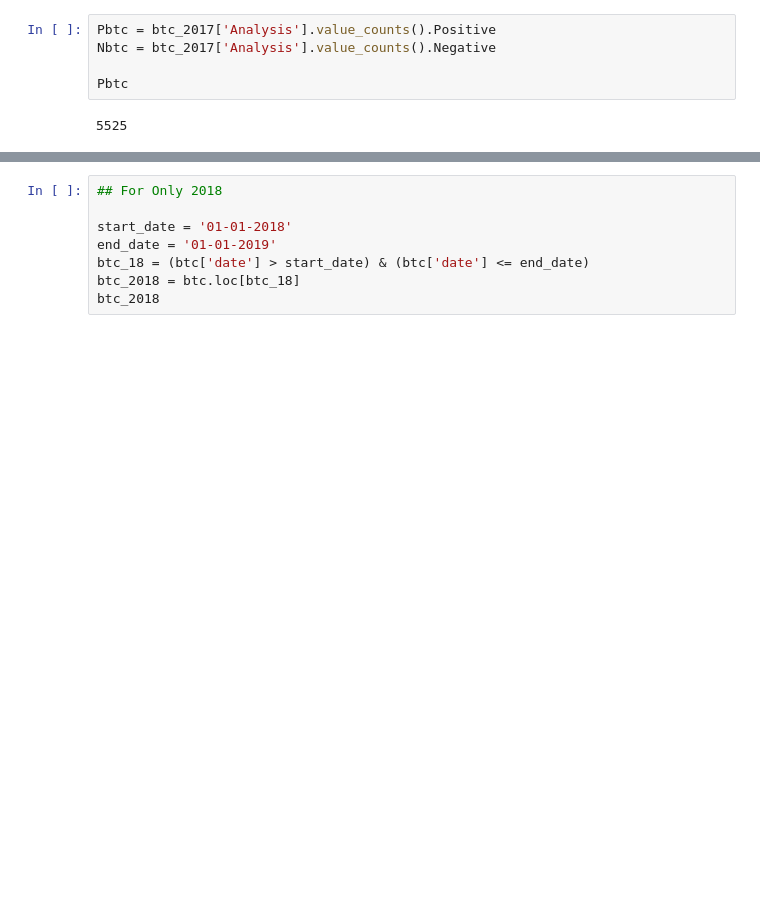
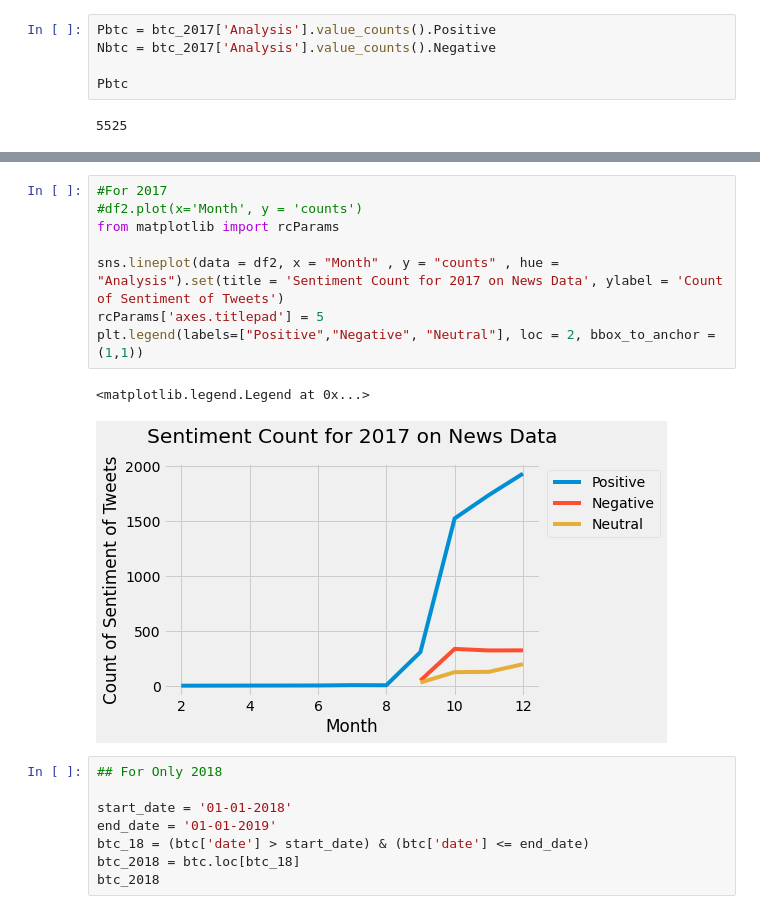
Before and after one commit to uic-cs418/cs418-spring22-sixth-sense, a Jupyter notebook: CS418_Sixth_Sense.ipynb, the cells around one changed output, grey strips where cells are left out. Drawn from its saved outputs; the diff is of its cells as text; blank space fills up the shorter version.

```diff
--- a/CS418_Sixth_Sense.ipynb
+++ b/CS418_Sixth_Sense.ipynb
@@ -702,3 +754,14 @@ sns.lineplot(data = df2, x = "Month" , y = "counts" , hue = "Analysis")
+# %%
+#For 2017
+#df2.plot(x='Month', y = 'counts')
+from matplotlib import rcParams
+
+sns.lineplot(data = df2, x = "Month" , y = "counts" , hue = "Analysis").set(title = 'Sentiment Count for 2017 on News Data', ylabel = 'Count of Sentiment of Tweets')
+rcParams['axes.titlepad'] = 5
+plt.legend(labels=["Positive","Negative", "Neutral"], loc = 2, bbox_to_anchor = (1,1))
+# %% [output]
+<matplotlib.legend.Legend at 0x...>
+[figure, added]
 # %%
 ## For Only 2018
 
```
Also changed, not shown: parts of 29 cells of this notebook.
